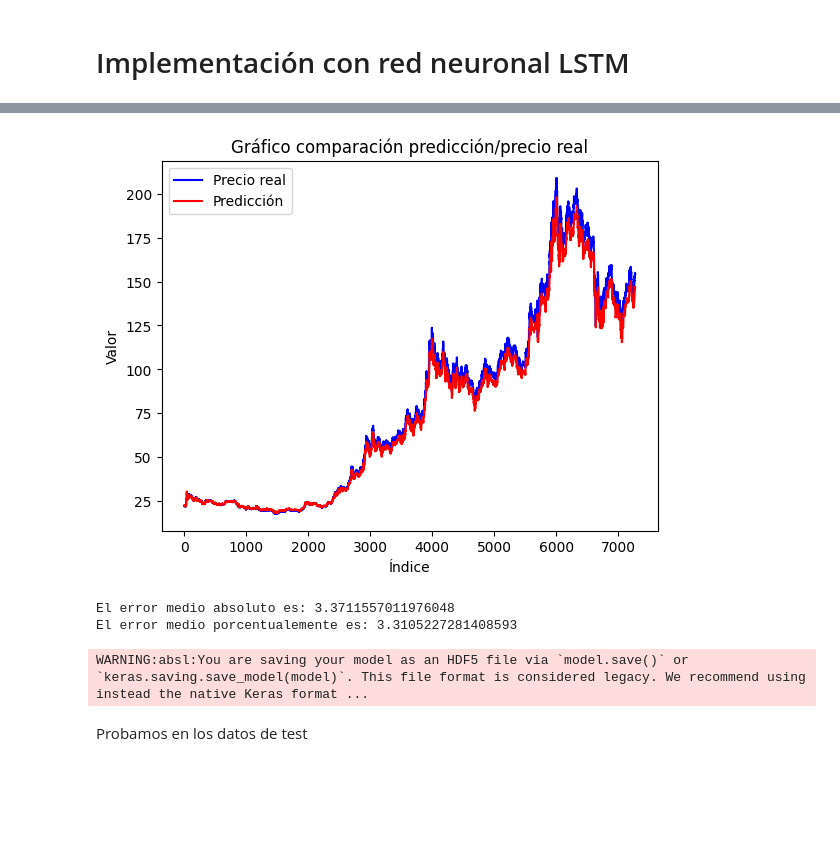
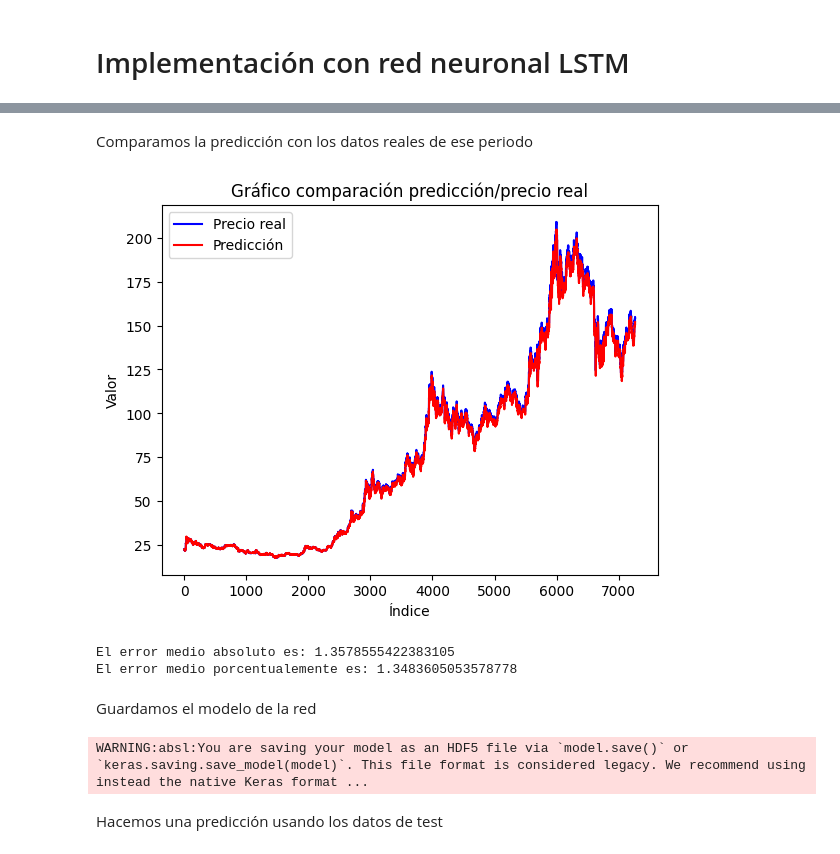
Before and after one commit to Raul-Gonzalez-M/TFG, a Jupyter notebook: codigo/MoreData/AlgoritmosSolanaHMoreData.ipynb, the cells around one changed output, grey strips where cells are left out. Drawn from its saved outputs; the diff is of its cells as text; code cells hidden in the pictures; blank space fills up the shorter version.

```diff
--- a/codigo/MoreData/AlgoritmosSolanaHMoreData.ipynb
+++ b/codigo/MoreData/AlgoritmosSolanaHMoreData.ipynb
@@ -585,0 +604,4 @@ from tensorflow.keras.layers import LSTM
+# %%
+X_trainLSTM, y_trainLSTM = preparar_datosRedLSTM(df_train)
+X_valiLSTM, y_valiLSTM = preparar_datosRedLSTM(df_vali)
+X_testLSTM, y_testLSTM = preparar_datosRedLSTM(df_test)
@@ -586,4 +610,4 @@ from tensorflow.keras.layers import LSTM
 # %%
 modelLSTM = Sequential()
-modelLSTM.add(LSTM(64, activation='relu', input_shape=(7, 4)))
+modelLSTM.add(LSTM(64, activation='relu', input_shape=(numhorasredes, 4)))
 modelLSTM.add(Dense(1))
@@ -592,3 +620,3 @@ modelLSTM.compile(optimizer='adam', loss='mape')
 # %%
-historyLSTM = modelLSTM.fit(X_train, y_train, epochs=15, batch_size=6, validation_data=(X_vali, y_vali), shuffle=False)
+historyLSTM = modelLSTM.fit(X_trainLSTM, y_trainLSTM, epochs=10, batch_size=16, validation_data=(X_valiLSTM, y_valiLSTM), shuffle=False)
 # %% [output]
@@ -598,4 +645,4 @@ KeyboardInterrupt:
 # %%
-y_predLSTM = modelLSTM.predict(X_vali)
-y_predLSTM
+y_predLSTM = modelLSTM.predict(X_valiLSTM)
+y_predLSTM = y_predLSTM.flatten()
 # %% [output]
@@ -610,14 +650,13 @@ array([[ 22.205893],
+# %% [markdown]
+Comparamos la predicción con los datos reales de ese periodo
 # %%
-Valirpr = []
-for i in range(7,df_vali.shape[0]):
-    Valirpr.append(df_vali.iloc[i].close)
-plt.plot(Valirpr, color='blue', label='Precio real')  # Línea azul
+plt.plot(y_valiLSTM, color='blue', label='Precio real')  # Línea azul
 plt.plot(y_predLSTM, color='red', label='Predicción')   # Línea roja
 plt.title('Gráfico comparación predicción/precio real')
 plt.xlabel('Índice')
 plt.ylabel('Valor')
 plt.legend()
 
 plt.show()
 # %% [output]
-[figure, old version]
+[figure, new version]
@@ -629,19 +663,21 @@ y_pred_auxLSTM = np.array(y_pred_auxLSTM)
 # %%
 suma = 0
-n = len(Valirpr)
-mae = np.mean(np.abs(Valirpr - y_pred_auxLSTM))
+n = len(y_valiLSTM)
+mae = np.mean(np.abs(y_valiLSTM - y_predLSTM))
 print("El error medio absoluto es: " + str(mae))
 for i in range(0,n):
-    suma = abs(y_pred_auxLSTM[i] - Valirpr[i])/Valirpr[i] +  suma
+    suma = abs(y_predLSTM[i] - y_valiLSTM[i])/y_valiLSTM[i] +  suma
 error_medio = suma/n
 emp = error_medio*100 # error medio en porcentaje
 print("El error medio porcentualemente es: " + str(emp))
 # %% [output]
-El error medio absoluto es: 3.3711557011976048
-El error medio porcentualemente es: 3.3105227281408593
+El error medio absoluto es: 1.3578555422383105
+El error medio porcentualemente es: 1.3483605053578778
+# %% [markdown]
+Guardamos el modelo de la red
 # %%
 modelLSTM.save('mi_modelo_lstm5_6.h5')
 # %% [output]
 WARNING:absl:You are saving your model as an HDF5 file via `model.save()` or `keras.saving.save_model(model)`. This file format is considered legacy. We recommend using instead the native Keras format ...
 # %% [markdown]
-Probamos en los datos de test
+Hacemos una predicción usando los datos de test
```
Also changed, not shown: parts of 18 cells of this notebook.
